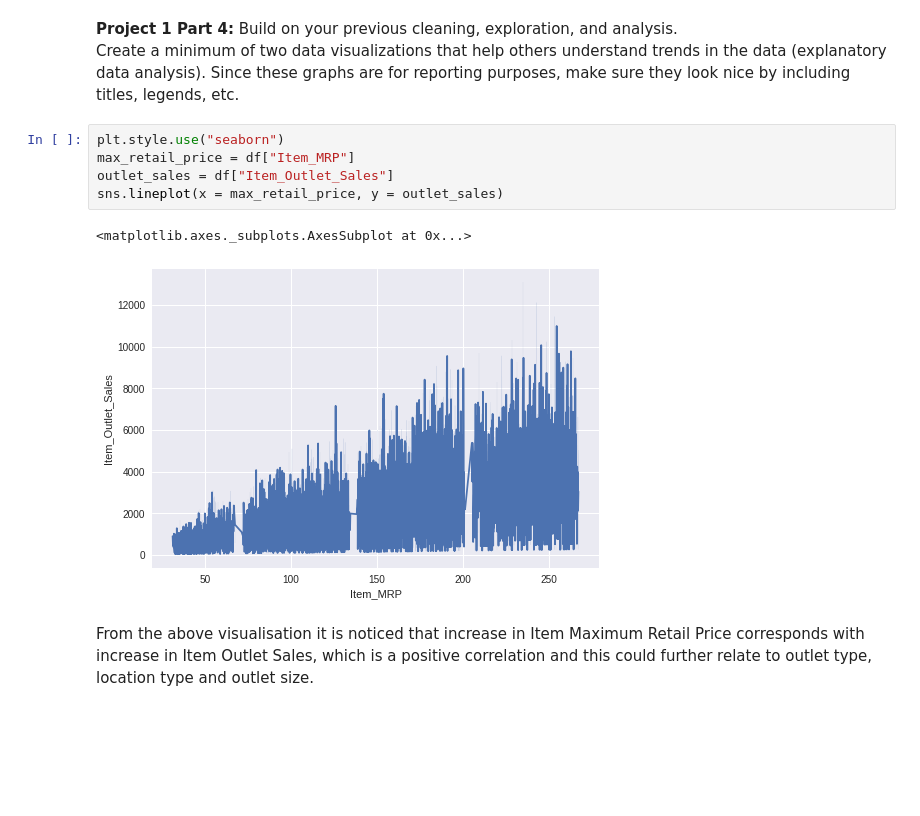
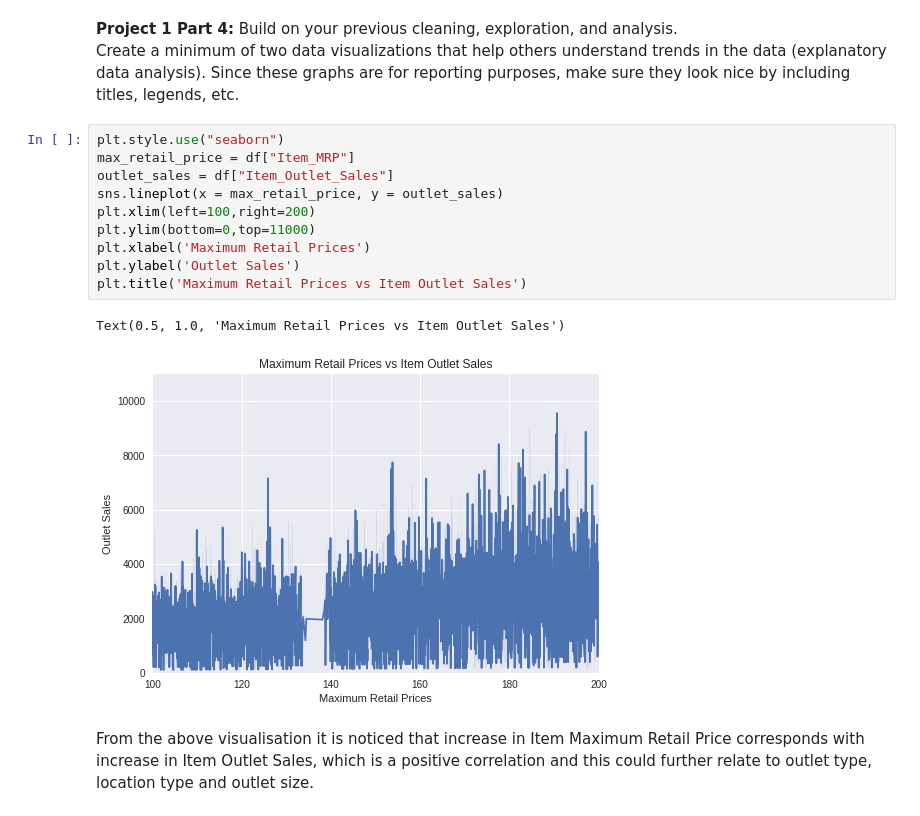
Before and after one commit to Ssendags/Food_Sales_Predictions, a Jupyter notebook: Ssendagire_Denis_Project_1_food_sales_prediction.ipynb, the cells around one changed output. Drawn from its saved outputs; the diff is of its cells as text; blank space fills up the shorter version.

```diff
--- a/Ssendagire_Denis_Project_1_food_sales_prediction.ipynb
+++ b/Ssendagire_Denis_Project_1_food_sales_prediction.ipynb
@@ -299,11 +299,16 @@ Since these graphs are for reporting purposes, make sure they look nice by inclu
 # %%
 plt.style.use("seaborn")
 max_retail_price = df["Item_MRP"]
 outlet_sales = df["Item_Outlet_Sales"]
 sns.lineplot(x = max_retail_price, y = outlet_sales)
+plt.xlim(left=100,right=200)
+plt.ylim(bottom=0,top=11000)
+plt.xlabel('Maximum Retail Prices')
+plt.ylabel('Outlet Sales')
+plt.title('Maximum Retail Prices vs Item Outlet Sales')
 # %% [output]
-<matplotlib.axes._subplots.AxesSubplot at 0x...>
+Text(0.5, 1.0, 'Maximum Retail Prices vs Item Outlet Sales')
-[figure, old version]
+[figure, new version]
 # %% [markdown]
 From the above visualisation it is noticed that increase in Item Maximum Retail Price corresponds with increase in Item Outlet Sales, which is a positive correlation and this could further relate to outlet type, location type and outlet size.
 # %%
```
Also changed, not shown: parts of 2 cells of this notebook.
